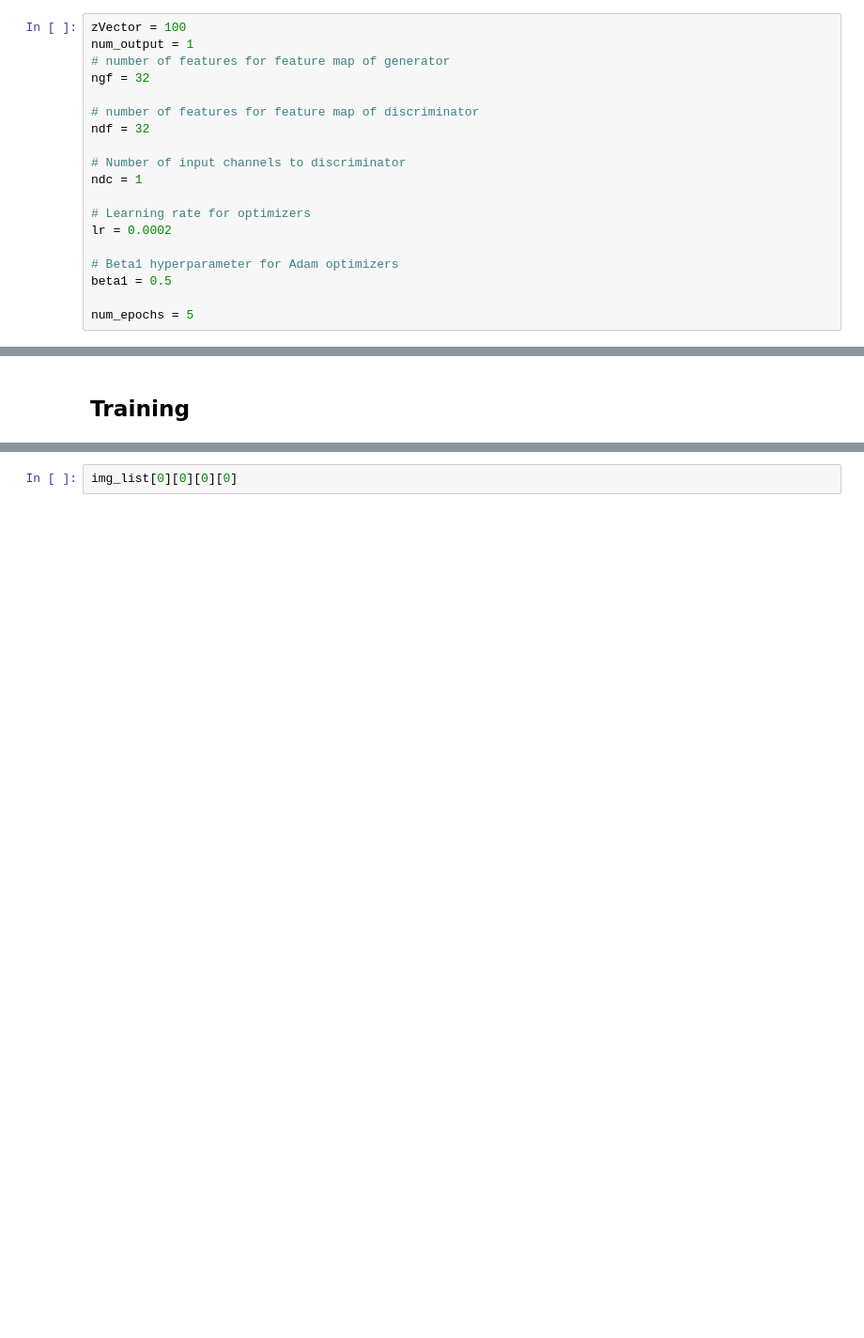
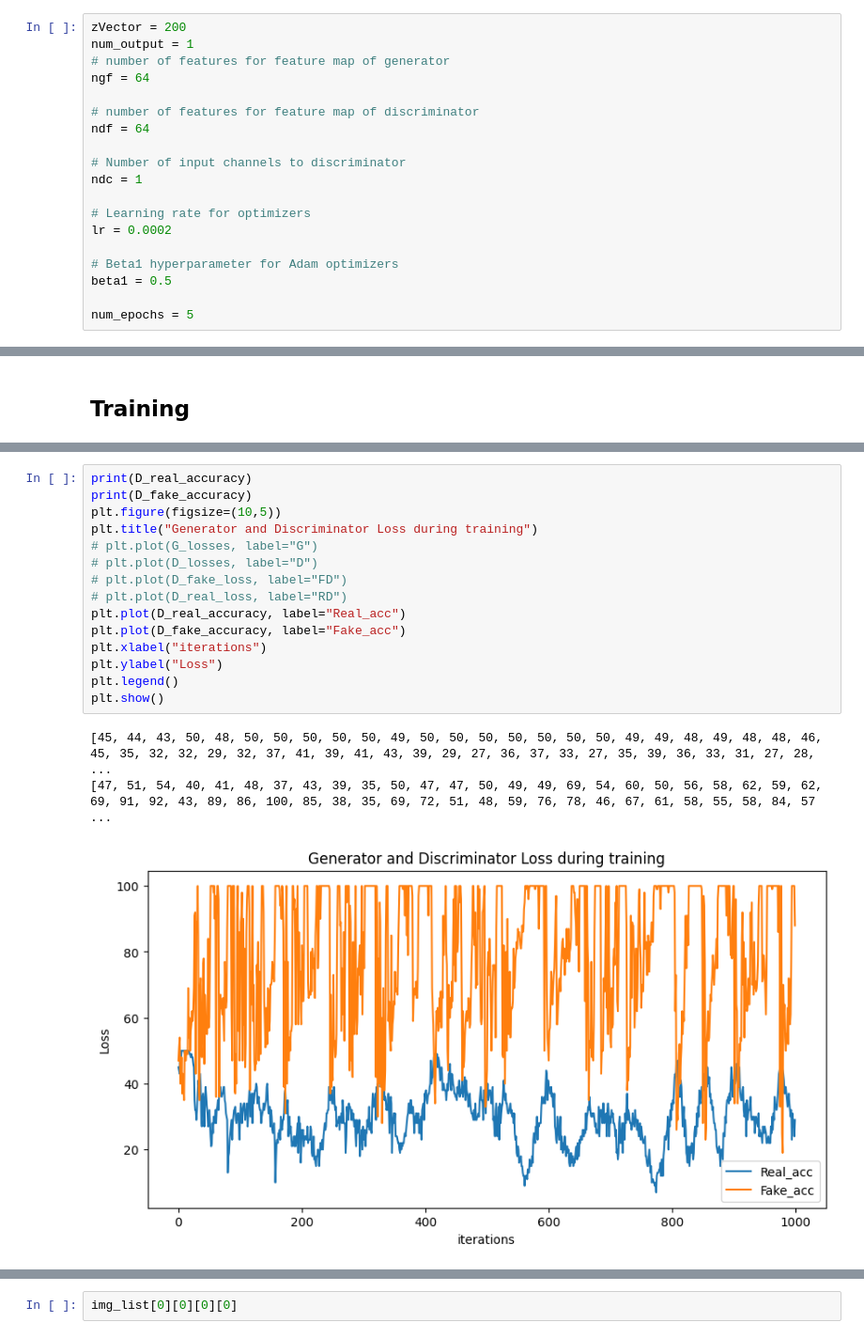
Before and after one commit to JTStephens18/3DMNIST, a Jupyter notebook: v4_3DMNIST_CNN.ipynb, the cells around one changed output, grey strips where cells are left out. Shown at 94% size. Cells and saved outputs as stored; diff of their text form; blank space fills up the shorter version.

```diff
--- a/v4_3DMNIST_CNN.ipynb
+++ b/v4_3DMNIST_CNN.ipynb
@@ -218,13 +230,13 @@ for index in range(2):
   for i, data in enumerate(train_loader_2, 0):
     print(len(data))
 # %%
-zVector = 100
+zVector = 200
 num_output = 1
 # number of features for feature map of generator
-ngf = 32
+ngf = 64
 
 # number of features for feature map of discriminator
-ndf = 32
+ndf = 64
 
 # Number of input channels to discriminator
 ndc = 1
@@ -563,0 +654,19 @@ plt.show()
+# %%
+print(D_real_accuracy)
+print(D_fake_accuracy)
+plt.figure(figsize=(10,5))
+plt.title("Generator and Discriminator Loss during training")
+# plt.plot(G_losses, label="G")
+# plt.plot(D_losses, label="D")
+# plt.plot(D_fake_loss, label="FD")
+# plt.plot(D_real_loss, label="RD")
+plt.plot(D_real_accuracy, label="Real_acc")
+plt.plot(D_fake_accuracy, label="Fake_acc")
+plt.xlabel("iterations")
+plt.ylabel("Loss")
+plt.legend()
+plt.show()
+# %% [output]
+[45, 44, 43, 50, 48, 50, 50, 50, 50, 50, 49, 50, 50, 50, 50, 50, 50, 50, 49, 49, 48, 49, 48, 48, 46, 45, 35, 32, 32, 29, 32, 37, 41, 39, 41, 43, 39, 29, 27, 36, 37, 33, 27, 35, 39, 36, 33, 31, 27, 28, ...
+[47, 51, 54, 40, 41, 48, 37, 43, 39, 35, 50, 47, 47, 50, 49, 49, 69, 54, 60, 50, 56, 58, 62, 59, 62, 69, 91, 92, 43, 89, 86, 100, 85, 38, 35, 69, 72, 51, 48, 59, 76, 78, 46, 67, 61, 58, 55, 58, 84, 57 ...
+[figure, added]
```
Also changed, not shown: parts of 19 cells of this notebook.
